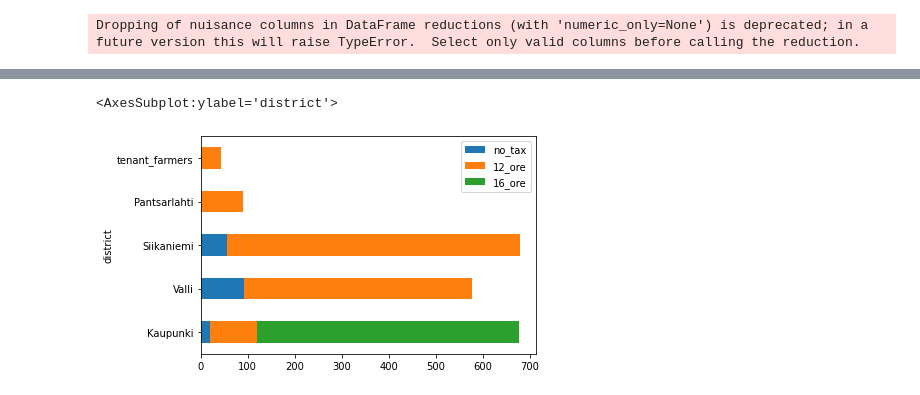
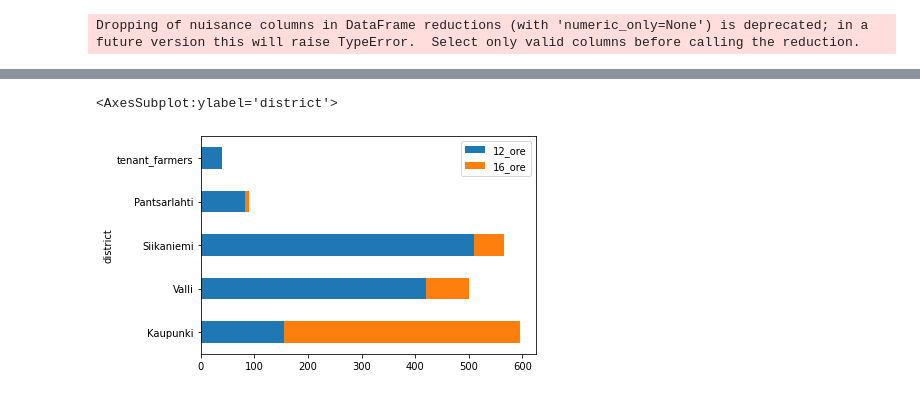
Before and after one commit to AnttiHaerkoenen/spatial_segregation, a Jupyter notebook: notebooks/building_material_1640-1880.ipynb, the cells around one changed output, grey strips where cells are left out. Drawn from its saved outputs; the diff is of its cells as text; code cells hidden in the pictures.

```diff
--- a/notebooks/building_material_1640-1880.ipynb
+++ b/notebooks/building_material_1640-1880.ipynb
@@ -10,7 +10,7 @@ import cufflinks as cf
 
 data_dir = Path('../data')
 
-income_groups_1639 = pd.read_csv(data_dir / 'interim' / 'income_groups_1639.csv', index_col='district')
+income_groups_1637 = pd.read_csv(data_dir / 'interim' / 'income_groups_1637.csv', index_col='district')
 income_1880 = pd.read_csv(data_dir / 'interim' / 'income_tax_record_1880.csv', index_col=0)
 income_1880['total_tax'] = income_1880.sum(axis=1)
 # %% [output]
@@ -157,8 +158,8 @@ cross.loc['Vanha_kaupunki Valli Viipurin_esikaupunki Pietarin_esikaupunki'.split
 # %%
-income_groups_1639.plot(kind='barh', stacked=True)
+income_groups_1637.plot(kind='barh', stacked=True)
 # %% [output]
 <AxesSubplot:ylabel='district'>
-[figure, old version]
+[figure, new version]
 # %%
 cross_pct.plot(kind='barh', stacked=True)
 # %% [output]
```
Also changed, not shown: parts of 12 cells of this notebook, 2 other files.
